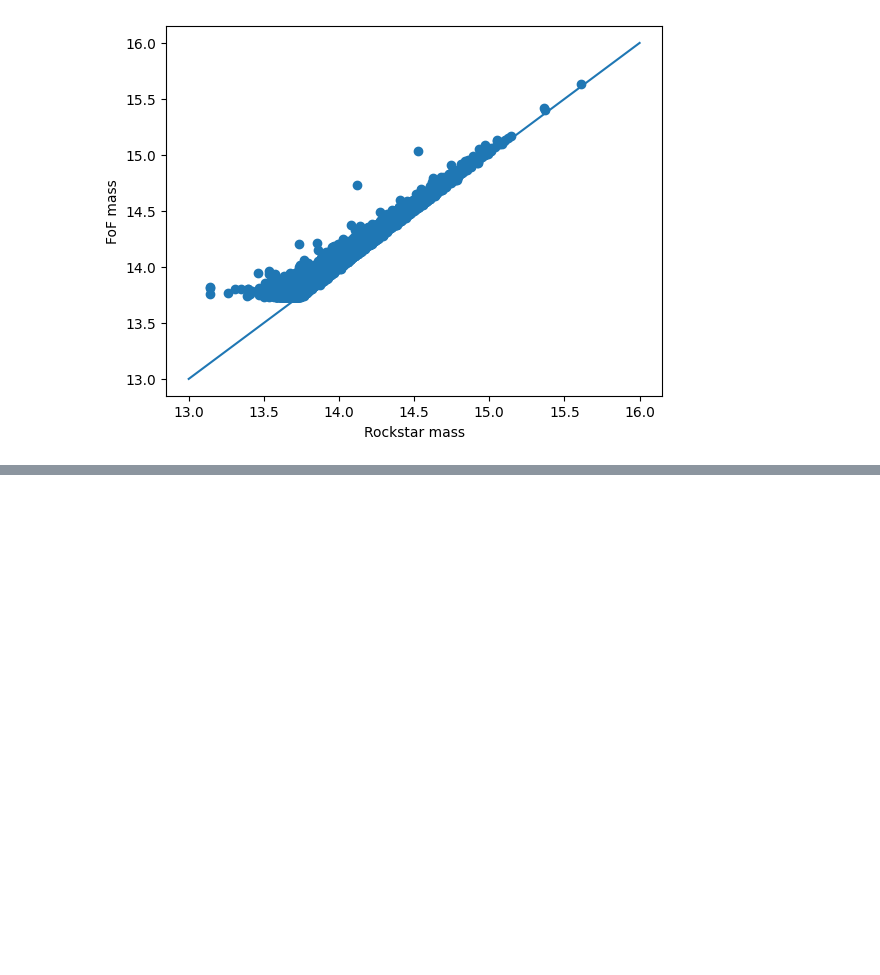
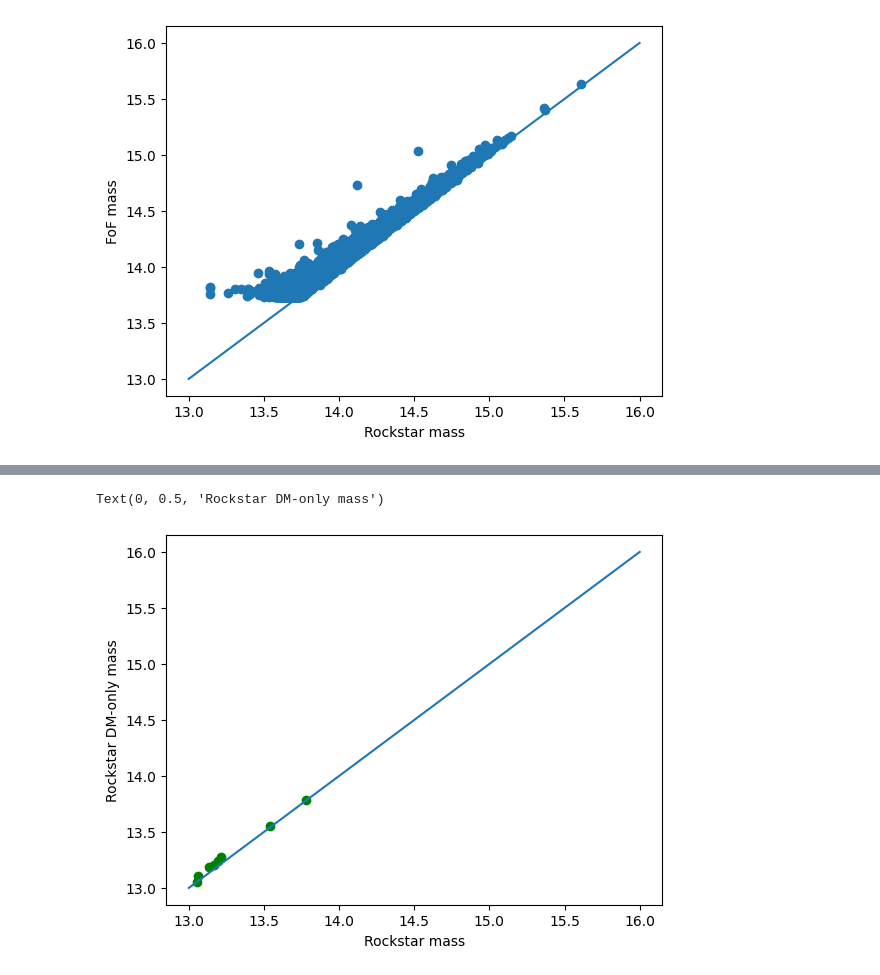
Before and after one commit to Martindelosrios/ROGER2, a Jupyter notebook: codes/mass_comparison.ipynb, the cells around one changed output, grey strips where cells are left out. Cells and saved outputs as stored; diff of their text form; code cells hidden in the pictures; blank space fills up the shorter version.

```diff
--- a/codes/mass_comparison.ipynb
+++ b/codes/mass_comparison.ipynb
@@ -183,0 +346,10 @@ plt.savefig('mass_comparison.pdf')
+# %%
+plt.scatter(np.log10(data[mask_rock,10]), np.log10(data_dm[mask_rock_dm,10]), color = 'green')
+plt.plot([13,16],[13,16])
+
+
+plt.xlabel('Rockstar mass')
+plt.ylabel('Rockstar DM-only mass')
+# %% [output]
+Text(0, 0.5, 'Rockstar DM-only mass')
+[figure, added]
```
Also changed, not shown: parts of 17 cells of this notebook, 2 other files.
